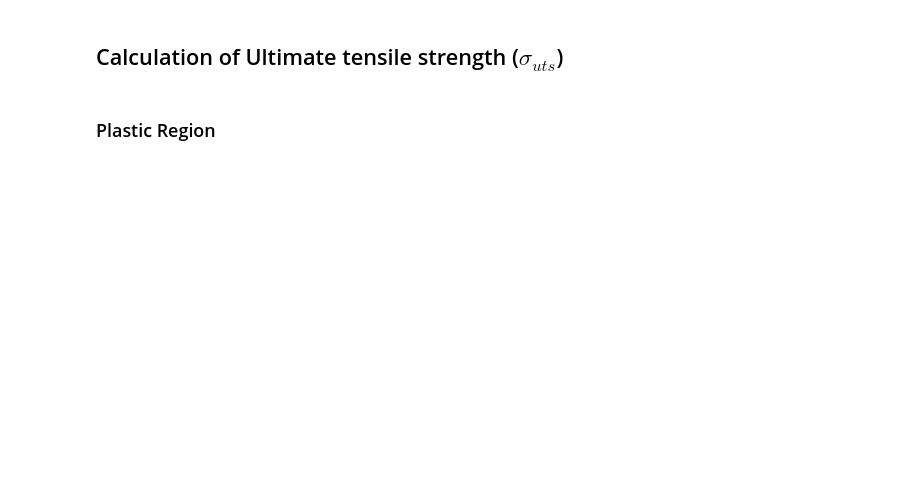
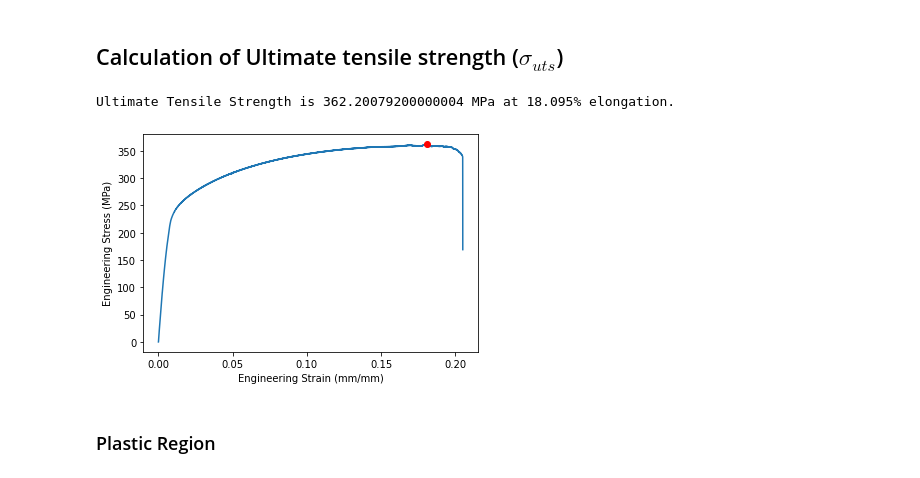
Before and after one commit to algomaster99/meta-btp, a Jupyter notebook: engineering_strain_stress.ipynb, the cells around one changed output. Cells and saved outputs as stored; diff of their text form; code cells hidden in the pictures; blank space fills up the shorter version.

```diff
--- a/engineering_strain_stress.ipynb
+++ b/engineering_strain_stress.ipynb
@@ -148,20 +165,27 @@ save_parameter ('Yield Strength', yield_strength, 'MPa', f'{OUTPUT_DIR}/output.t
 # %%
 # Fetch the max value of the engineering stress from the dataset.
 uts_abscissa = 0
 uts = y_smooth[uts_abscissa]
 for i in range(0,len(y_smooth)):
     if y_smooth[i] >= uts:
         uts = y_smooth[i]
         uts_abscissa = i
 uts_strain = x[uts_abscissa]
 plt.plot(x,y_smooth)
 plt.plot(uts_strain, uts, 'ro')
 plt.xlabel(x_label)
 plt.ylabel(y_label)
 save_fig(plt, 'savefig', f'{OUTPUT_DIR}/UTS calculation')
 print(f'Ultimate Tensile Strength is {uts} MPa at {uts_strain*100}% elongation.')
-save_parameter ('Ultimate Tensile Strength', uts, 'MPa', f'{OUTPUT_DIR}/output.txt')
-save_parameter ('Uniform Elongation', uts_strain, '', f'{OUTPUT_DIR}/output.txt')
+
+if ifile.add_parameter(nameof(uts)):
+    ofile.save_parameter('Ultimate Tensile Strength', uts, 'MPa')
+
+if ifile.add_parameter(nameof(uts_strain)):
+    ofile.save_parameter('Uniform Elongation', uts_strain, '')
+# %% [output]
+Ultimate Tensile Strength is 362.20079200000004 MPa at 18.095% elongation.
+[figure, added]
 # %% [markdown]
 ### Plastic Region
 # %%
```
Also changed, not shown: parts of 7 cells of this notebook, 1 other file.
